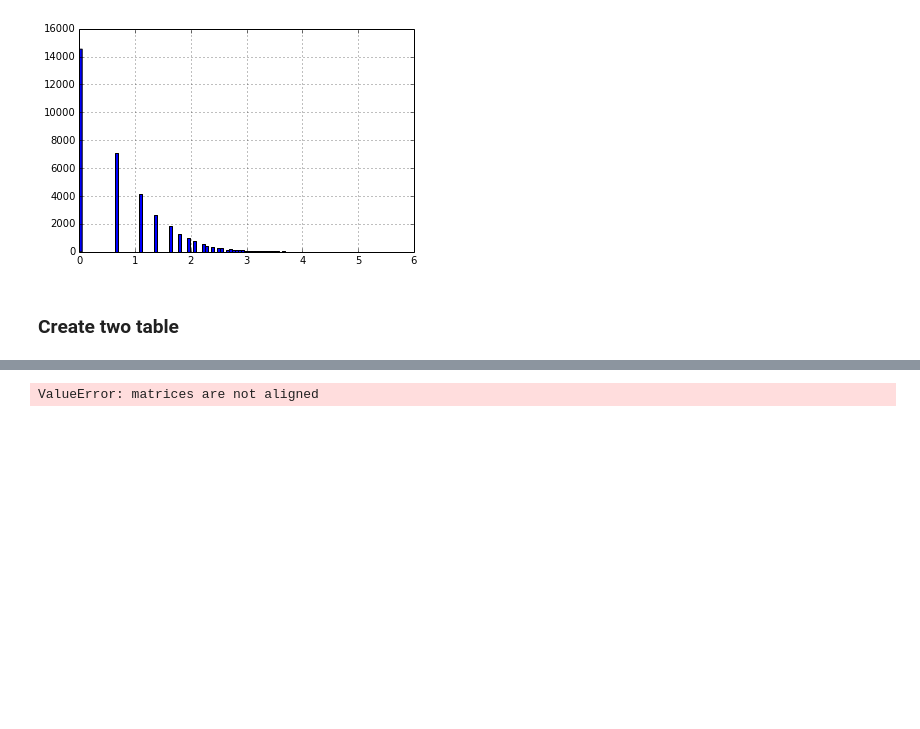
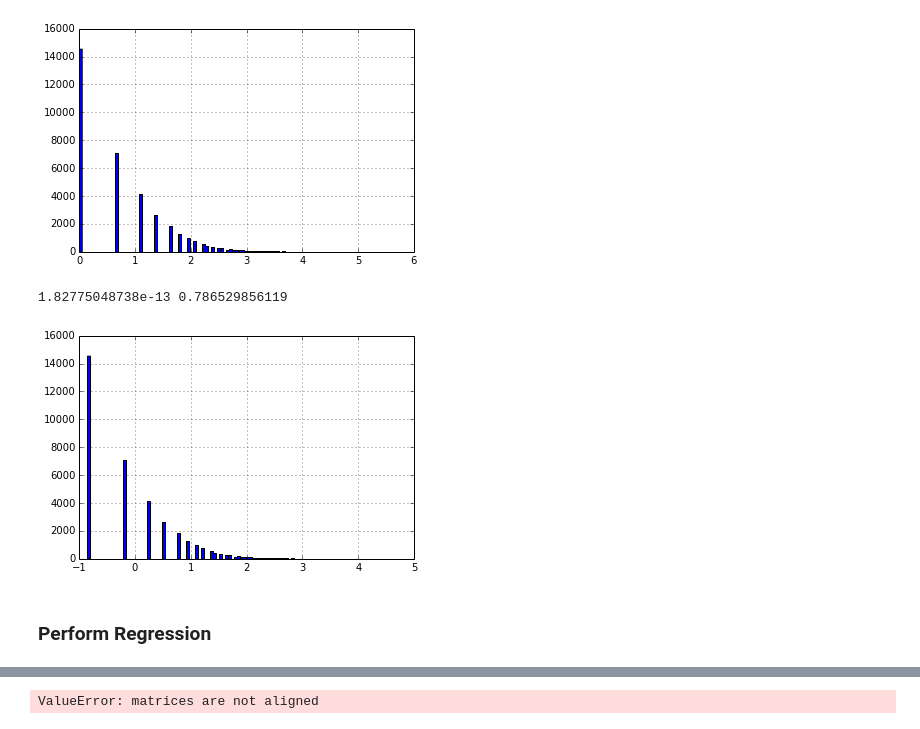
Before and after one commit to nimning/hintSystem, a Jupyter notebook: src/notebooks/HintLogsAnalysis.ipynb, the cells around one changed output, grey strips where cells are left out. Cells and saved outputs as stored; diff of their text form; code cells hidden in the pictures; blank space fills up the shorter version.

```diff
--- a/src/notebooks/HintLogsAnalysis.ipynb
+++ b/src/notebooks/HintLogsAnalysis.ipynb
@@ -89,0 +103,13 @@ dtype: int64
+# %%
+# remove junk_parts and inactive_users from the data frame.
+dfr1=df[[(user in active_users)
+        for (user,assignment,problem_no,part_no) in df[['user','assignment','problem_no','part_no']].values]]
+dfr2=df[[(user in active_users and (assignment, problem_no,part_no) in attempted_parts)
+        for (user,assignment,problem_no,part_no) in df[['user','assignment','problem_no','part_no']].values]]
+print shape(df),shape(dfr1),shape(dfr2)
+#reorganize as a table.
+Table=dfr2.pivot_table(rows='user',cols=['assignment','problem_no','part_no'],values=['final_correct','tries','time'])
+Table=Table.reorder_levels([1,2,3,0], axis=1)
+Table=Table.sortlevel(axis=1,level=0)
+print shape(Table)
+Table.ix[0:10,0:20]
@@ -90,9 +139,7 @@ dtype: int64
 # %%
 print 'Original table size, (#users,#parts)='+str(shape(Table))
-Table=Table.drop(inactive_users.index,axis=0)
+#Table=Table.drop(inactive_users.index,axis=0)
 print 'After dropping users, (#users,#parts)='+str(shape(Table))
-Table=Table.drop(junk_parts.index,axis=1)
+Table=Table.drop(junk_parts.index,axis=1,level=3)
 print 'After dropping parts, (#users,#parts)='+str(shape(Table))
-# Fill in the remaining NaN's in Table
-# Table = Table.fillna(0)
 # %% [output]
@@ -124,5 +175,3 @@ Tf.hist(bins=100)
 0.850590695571 0.786529856118
 <matplotlib.axes.AxesSubplot at 0x...>
 [figure]
-# %% [markdown]
-### Create two table ###
@@ -150,0 +178,11 @@ x, residuals, rank, s = lstsq(X,Y)
+# %%
+Mean=Tf.mean()
+Tf=Tf-Mean
+print Tf.mean(),Tf.var()
+Tf.hist(bins=100)
+Table=Table-Mean
+# %% [output]
+1.82775048738e-13 0.786529856119
+[figure, added]
+# %% [markdown]
+### Perform Regression ###
```
Also changed, not shown: parts of 14 cells of this notebook, 3 other files.
